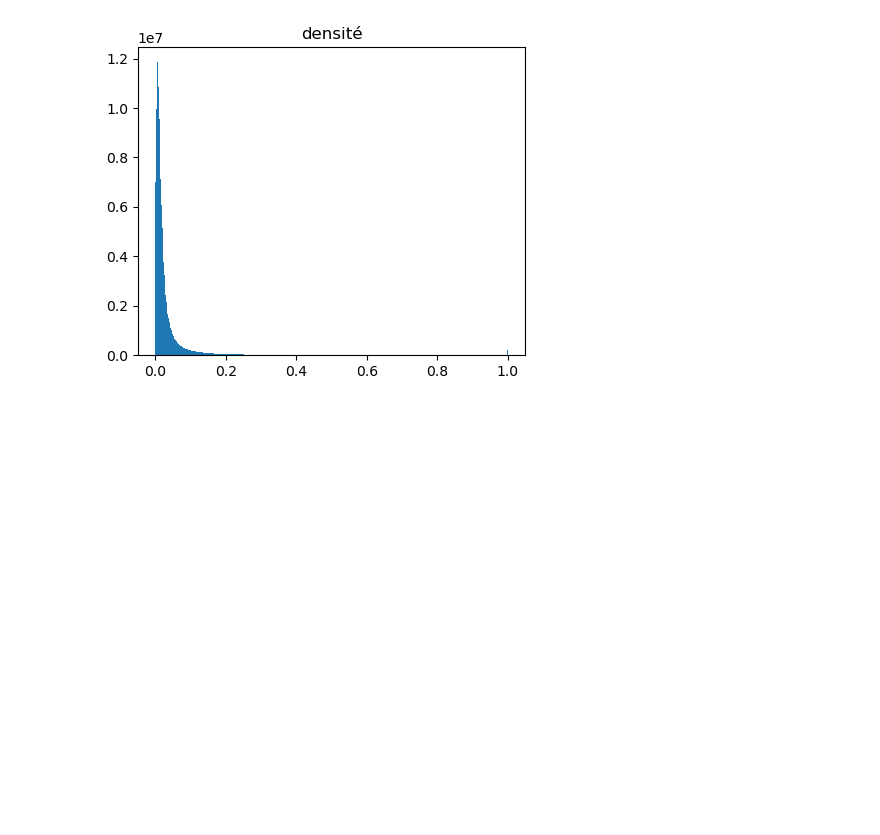
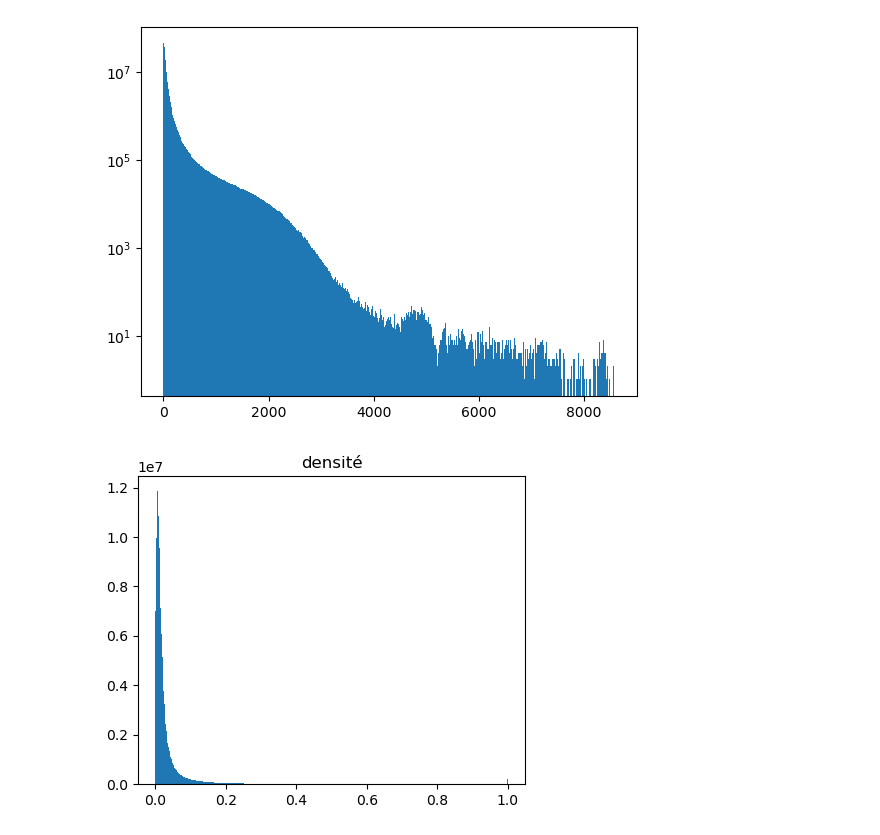
Before and after one commit to floriantilliet/mnhn_internship, a Jupyter notebook: projet1.ipynb, the cells around one changed output. Drawn from its saved outputs; the diff is of its cells as text; code cells hidden in the pictures; blank space fills up the shorter version.

```diff
--- a/projet1.ipynb
+++ b/projet1.ipynb
@@ -80,3 +95,10 @@ val=val/2000
+# %%
+a=np.load('/home/florian/projet/scATACseq.npz')['valeurs']
+# %%
+plt.hist(a,bins=500)
+plt.yscale('log')
+# %% [output]
+[figure, added]
 # %%
 plt.figure(figsize=(5,4))
 plt.hist(val,bins=500)#, density=True)
```
Also changed, not shown: parts of 73 cells of this notebook.
